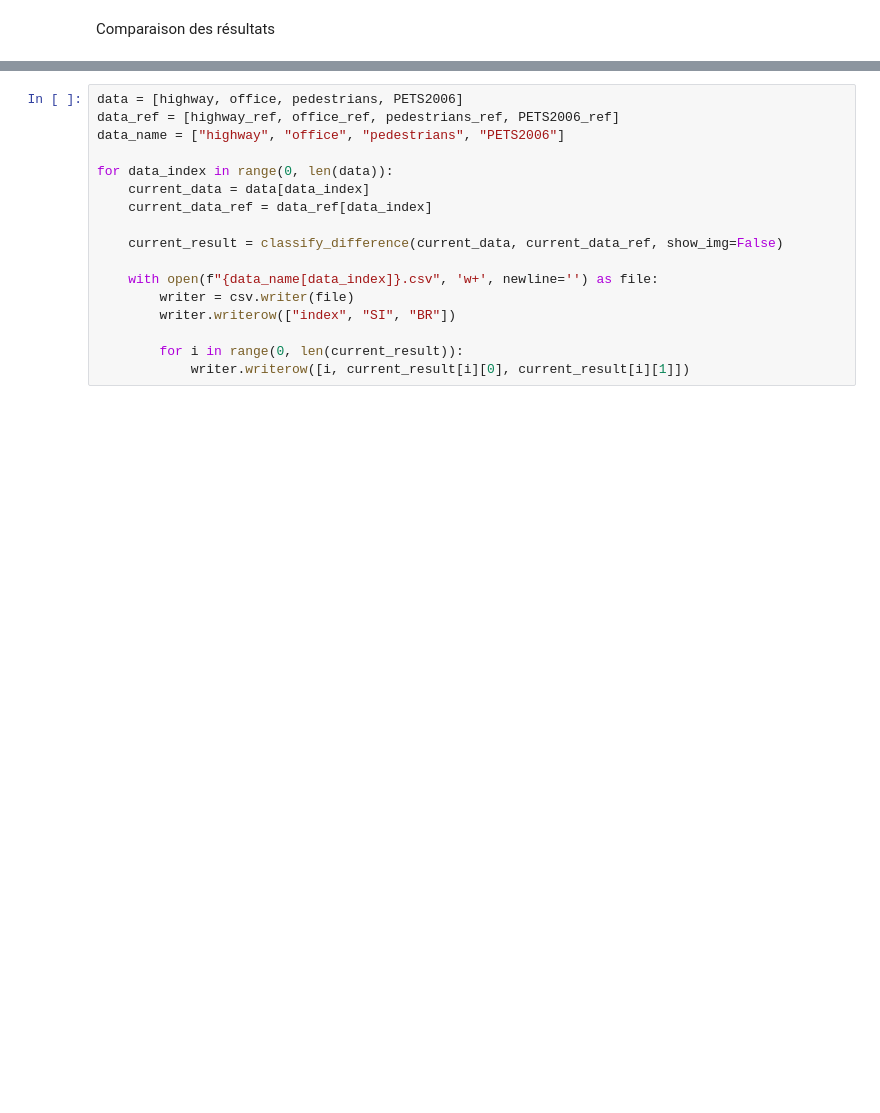
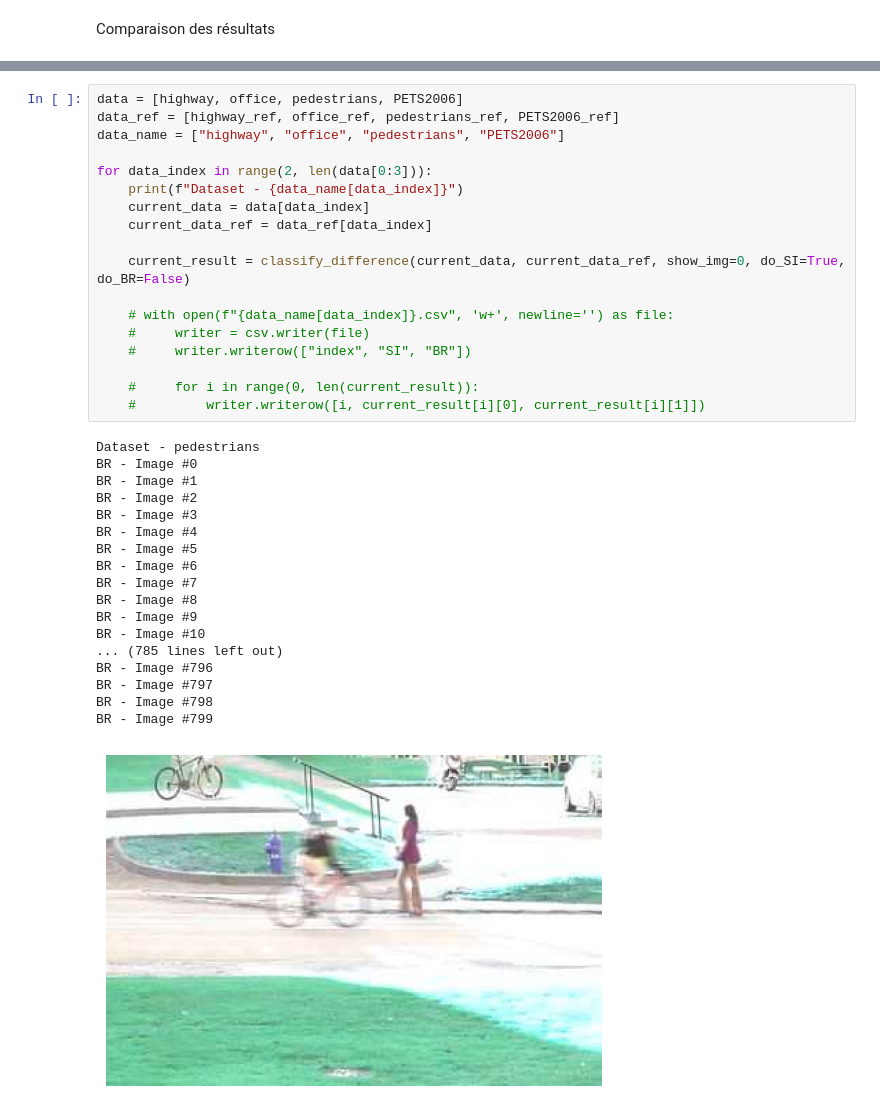
Before and after one commit to LEX0RE/INF6804, a Jupyter notebook: TP2/TP2/TP2.ipynb, the cells around one changed output, grey strips where cells are left out. Saved outputs shown, nothing was run; the diff lists cells and outputs as text; blank space fills up the shorter version.

Commit message:
Update Better Show

```diff
--- a/TP2/TP2/TP2.ipynb
+++ b/TP2/TP2/TP2.ipynb
@@ -183,17 +186,37 @@ def classify_difference(dataset, dataset_ref, show_img = False):
 # %%
 data = [highway, office, pedestrians, PETS2006]
 data_ref = [highway_ref, office_ref, pedestrians_ref, PETS2006_ref]
 data_name = ["highway", "office", "pedestrians", "PETS2006"]
 
-for data_index in range(0, len(data)):
+for data_index in range(2, len(data[0:3])):
+    print(f"Dataset - {data_name[data_index]}")
     current_data = data[data_index]
     current_data_ref = data_ref[data_index]
 
-    current_result = classify_difference(current_data, current_data_ref, show_img=False)
+    current_result = classify_difference(current_data, current_data_ref, show_img=0, do_SI=True, do_BR=False)
 
-    with open(f"{data_name[data_index]}.csv", 'w+', newline='') as file:
-        writer = csv.writer(file)
-        writer.writerow(["index", "SI", "BR"])
+    # with open(f"{data_name[data_index]}.csv", 'w+', newline='') as file:
+    #     writer = csv.writer(file)
+    #     writer.writerow(["index", "SI", "BR"])
 
-        for i in range(0, len(current_result)):
-            writer.writerow([i, current_result[i][0], current_result[i][1]])
+    #     for i in range(0, len(current_result)):
+    #         writer.writerow([i, current_result[i][0], current_result[i][1]])
+# %% [output]
+Dataset - pedestrians
+BR - Image #0
+BR - Image #1
+BR - Image #2
+BR - Image #3
+BR - Image #4
+BR - Image #5
+BR - Image #6
+BR - Image #7
+BR - Image #8
+BR - Image #9
+BR - Image #10
+... (785 lines left out)
+BR - Image #796
+BR - Image #797
+BR - Image #798
+BR - Image #799
+[figure, added]
```
Also changed, not shown: parts of 4 cells of this notebook, 2 other files.
